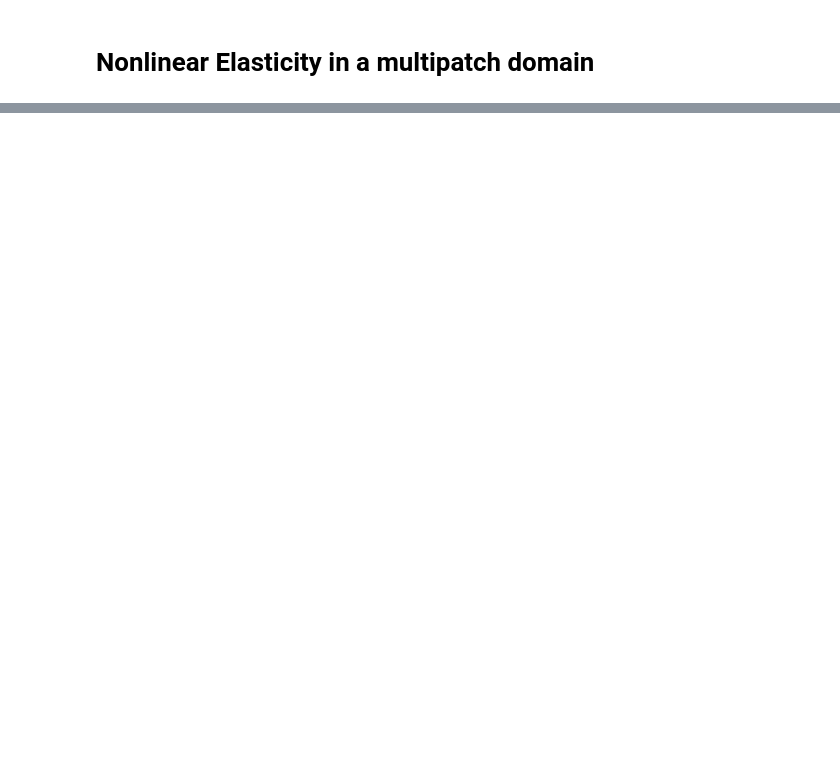
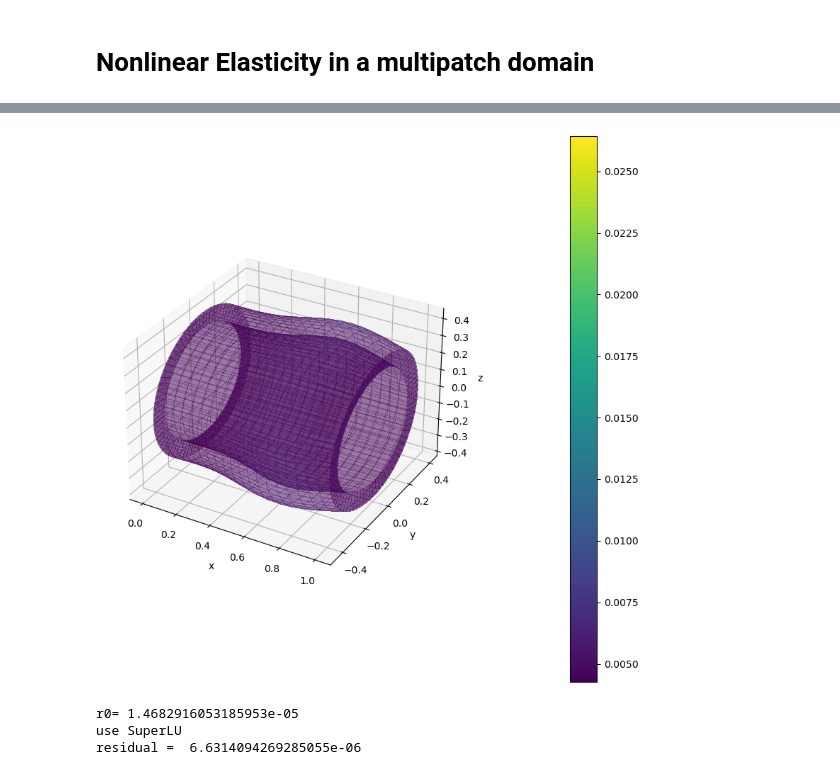
Before and after one commit to mh-0456/pyiga, a Jupyter notebook: notebooks/nonlinear_loading_artery3D.ipynb, the cells around one changed output, grey strips where cells are left out. Cells and saved outputs as stored; diff of their text form; code cells hidden in the pictures; blank space fills up the shorter version.

```diff
--- a/notebooks/nonlinear_loading_artery3D.ipynb
+++ b/notebooks/nonlinear_loading_artery3D.ipynb
@@ -1136,0 +1198,5 @@ for g in geos:
+# %%
+# print deformation plot
+get_defplotC(u, patches_u, kvs_u)
+# %% [output]
+[figure, added]
@@ -1136,0 +1209,44 @@ for g in geos:
+# %%
+# solve linearized system
+### first iteration ###
+XP = MP_block.patch_to_global(0) #p=0
+dd = shape(XP)[0]
+
+#initial value
+u= np.zeros(dd)
+solution= []
+sol=[]
+
+# set Neumann boundary force (via incremental loading)
+#incremental loading
+
+neu_data = [(0,'bottom',gN), (1,'bottom',gN), (2,'bottom',gN), (3,'bottom',gN)]
+t=0
+### first iteration ###
+A, b= ass_nonlinsystem(u)
+LS = assemble.RestrictedLinearSystem(A, b, bc) # solve linearized system
+r0= np.linalg.norm(LS.b) # rhs of undeformed system
+print('r0=', r0)
+
+u_d = make_solver_orig(LS.A).dot(LS.b)
+u_d = LS.complete(u_d)
+u += u_d
+
+
+A, b= ass_nonlinsystem(u)
+LS = assemble.RestrictedLinearSystem(A, b, bc) # solve linearized system
+
+
+r= np.linalg.norm(LS.b) # compute residuum
+print('residual = ', r)
+
+###-----------------###--------------------###
+sol = [u]
+solution = [LS.restrict(u)]
+# norm of delta u in first step
+normed_du0= np.linalg.norm(u_d)/np.sqrt(len(u_d))
+###----------------###---------------------###
+# %% [output]
+r0= 1.4682916053185953e-05
+use SuperLU
+residual =  6.6314094269285055e-06
```
Also changed, not shown: parts of 55 cells of this notebook.
